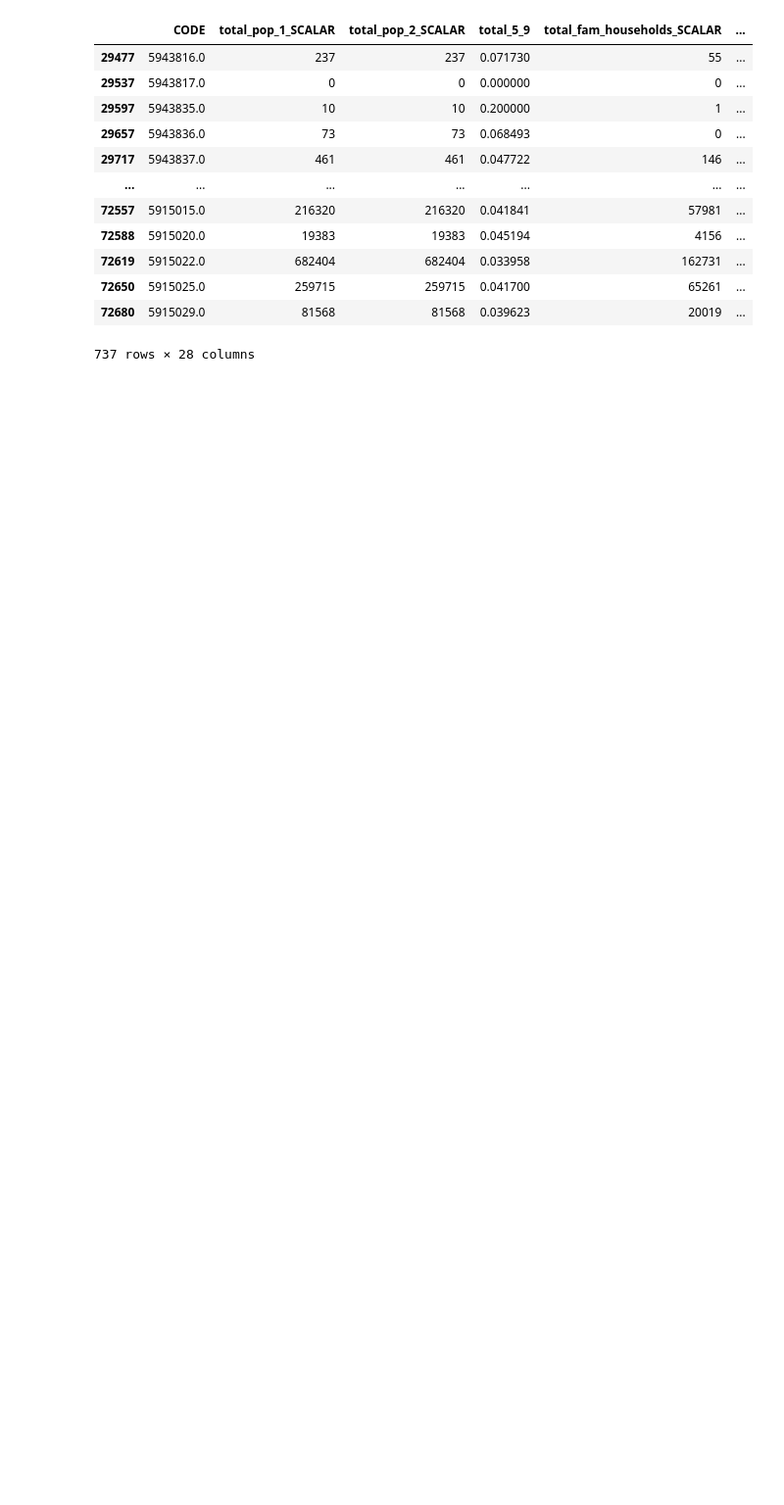
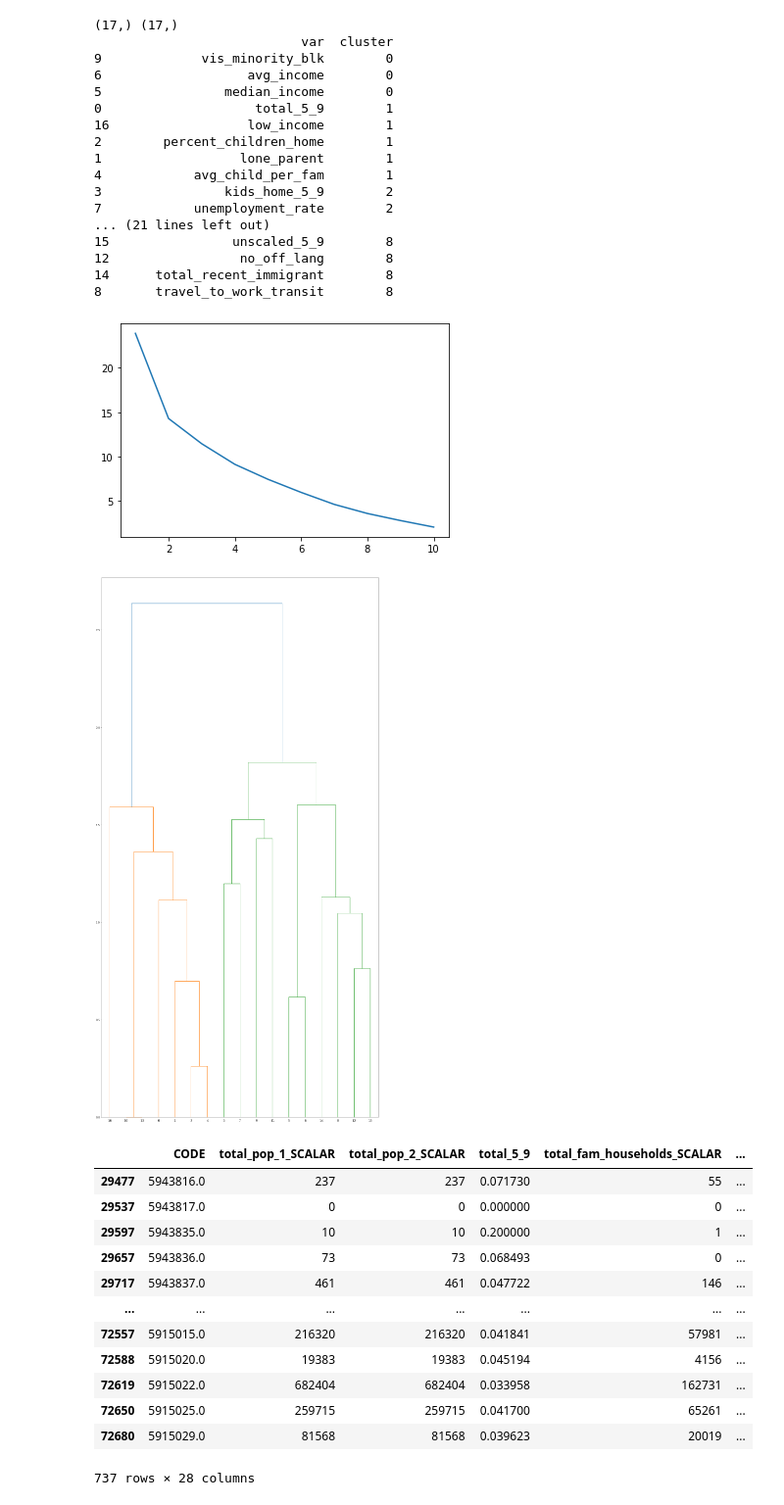
Before and after one commit to Tarunjeev/United-Way-Project, a Jupyter notebook: main-2.ipynb, the cells around one changed output. Shown at 98% size. Drawn from its saved outputs; the diff is of its cells as text; code cells hidden in the pictures; blank space fills up the shorter version.

```diff
--- a/main-2.ipynb
+++ b/main-2.ipynb
@@ -244,6 +245,23 @@ def correlation(df):
     plt.xticks(rotation=45, fontsize = 15)
     plt.yticks(fontsize = 10)
     plt.show()
+# %%
+def elbow(input_df):
+    wcss = []
+    for i in range(1, 11):
+        kmeans = KMeans(n_clusters = i, init = 'k-means++', random_state = 42)
+        kmeans.fit(input_df)
+        wcss.append(kmeans.inertia_)
+
+    plt.plot(range(1, 11), wcss)
+# %%
+def k_means(input_df, ref, k):
+    kmeans = KMeans(n_clusters=k, random_state=0).fit(input_df)
+    scaled_cols = {"var" : ref, "cluster" : kmeans.labels_}
+    print(ref.shape, kmeans.labels_.shape)
+    df_scaled = pd.DataFrame(data=scaled_cols)
+    sorted_scaled = df_scaled.sort_values(by='cluster')
+    print(sorted_scaled)
 # %%
 # Input: a dataframe that has been run through "scale and drop"
 # Output: The table of correlated clusters, and the related dendrogram
@@ -262,6 +280,8 @@ def display_cor_clusters(df):
 
     df_scaled = df_scaled[cols]
     corr = df_scaled.corr().values
+    elbow(corr)
+    k_means(corr, df_scaled.columns, 5)
 
     pdist = spc.distance.pdist(corr)
     linkage = spc.linkage(pdist, method='complete')
@@ -277,13 +297,35 @@ def display_cor_clusters(df):
     #                            above_threshold_color='#bcbddc',
     #                            orientation='right')
     spc.set_link_color_palette(None)  # reset to default after use
-    plt.show()
+    # plt.show()
 
     # print(pdist, linkage, idx_scaled)
     scaled_cols = {"var" : df_scaled.columns, "cluster" : idx_scaled}
     df_scaled = pd.DataFrame(data=scaled_cols)
     sorted_scaled = df_scaled.sort_values(by='cluster')
     print(sorted_scaled)
+# %%
+display_cor_clusters(data_df_csd)
+# %% [output]
+(17,) (17,)
+                           var  cluster
+9             vis_minority_blk        0
+6                   avg_income        0
+5                median_income        0
+0                    total_5_9        1
+16                  low_income        1
+2        percent_children_home        1
+1                  lone_parent        1
+4            avg_child_per_fam        1
+3                kids_home_5_9        2
+7            unemployment_rate        2
+... (21 lines left out)
+15                unscaled_5_9        8
+12                 no_off_lang        8
+14      total_recent_immigrant        8
+8       travel_to_work_transit        8
+[figure, added]
+[figure, added]
 # %%
 # Input:
 # df: a scaled df, with columns [CODE, chosen_var_1, chosen_var_2, ... , chosen_var_n]
```
Also changed, not shown: parts of 12 cells of this notebook.
